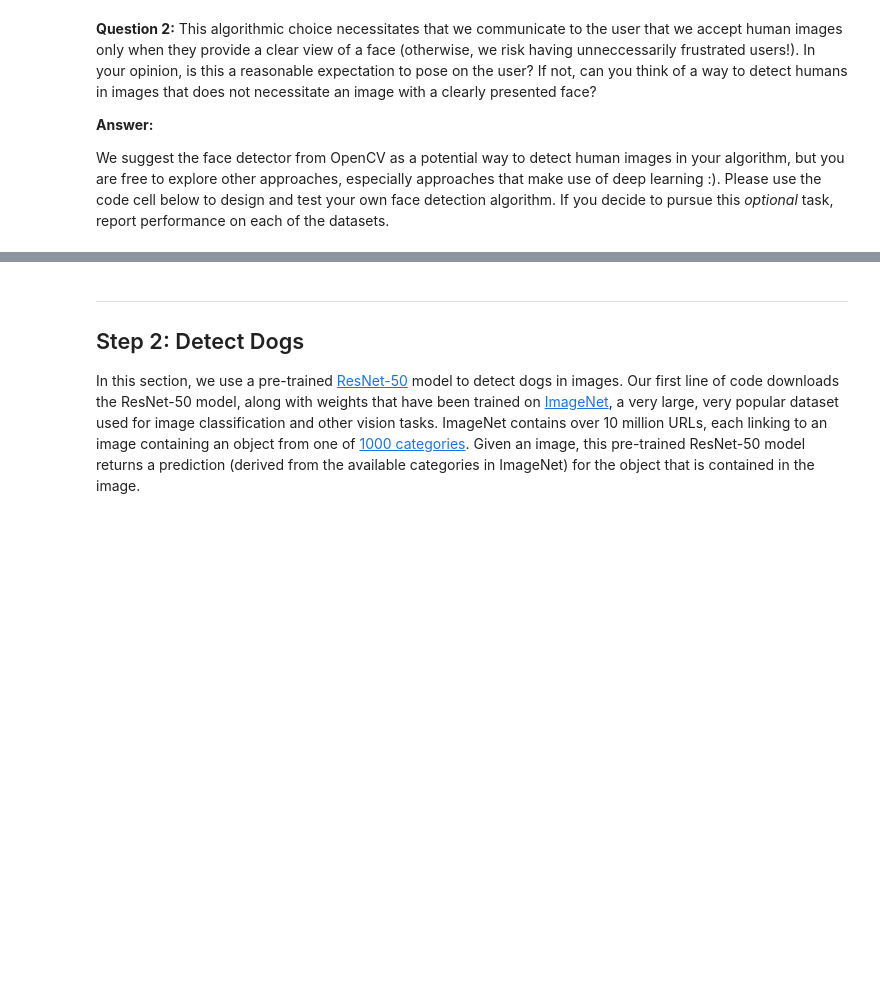
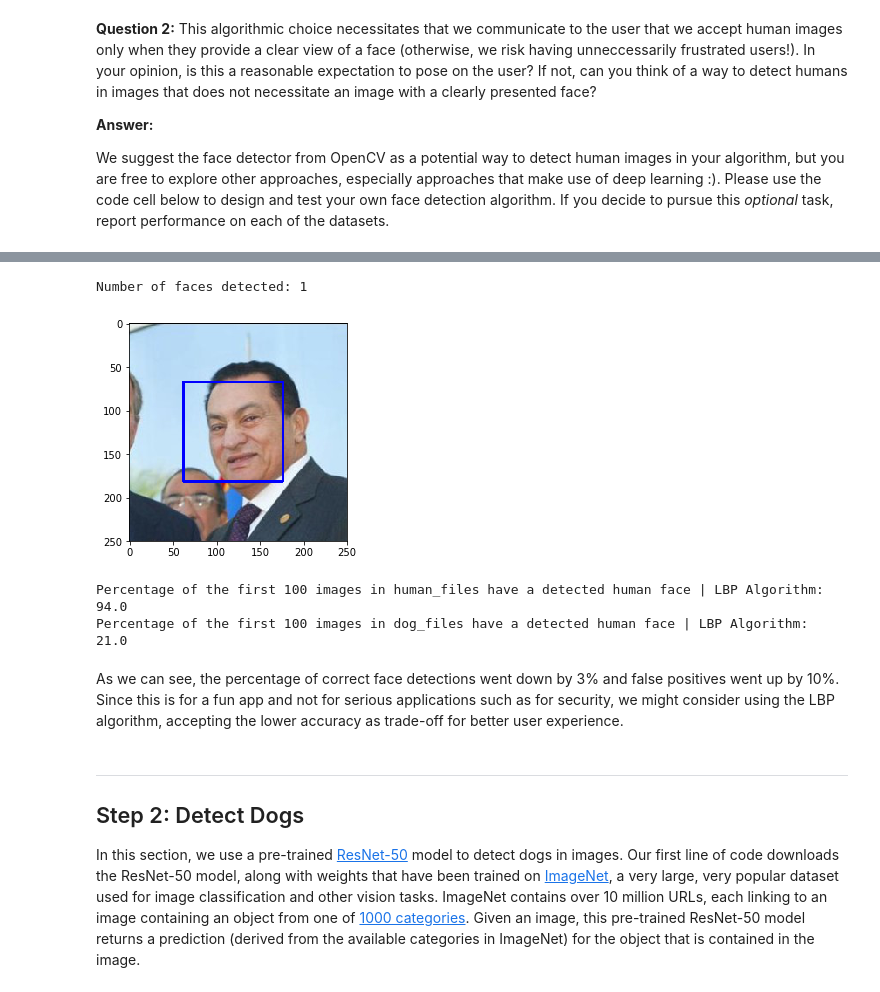
Before and after one commit to akshatamohanty/udacity-ai-nanodegree, a Jupyter notebook: dog_app.ipynb, the cells around one changed output, grey strips where cells are left out. Drawn from its saved outputs; the diff is of its cells as text; code cells hidden in the pictures; blank space fills up the shorter version.

```diff
--- a/dog_app.ipynb
+++ b/dog_app.ipynb
@@ -198,0 +207,38 @@ We suggest the face detector from OpenCV as a potential way to detect human imag
+# %%
+## Using LBP Classifier instead of Haarcascasde Classifier
+## Benefits of LBP: Faster, better for occluded images, robust for local illumination changes
+## Reference: https://www.superdatascience.com/opencv-face-detection/
+
+import cv2
+import matplotlib.pyplot as plt
+%matplotlib inline
+
+# extract pre-trained face detector
+lbp_face_cascade = cv2.CascadeClassifier('haarcascades/lbpcascade_frontalface.xml')
+
+# load color (BGR) image
+lbp_img = cv2.imread(human_files[3])
+
+# convert BGR image to grayscale
+lbp_gray = cv2.cvtColor(lbp_img, cv2.COLOR_BGR2GRAY)
+
+# find faces in image
+lbp_faces = lbp_face_cascade.detectMultiScale(lbp_gray)
+
+# print number of faces detected in the image
+print('Number of faces detected:', len(lbp_faces))
+
+# get bounding box for each detected face
+for (x,y,w,h) in lbp_faces:
+    # add bounding box to color image
+    cv2.rectangle(lbp_img,(x,y),(x+w,y+h),(255,0,0),2)
+
+# convert BGR image to RGB for plotting
+lbp_cv_rgb = cv2.cvtColor(lbp_img, cv2.COLOR_BGR2RGB)
+
+# display the image, along with bounding box
+plt.imshow(lbp_cv_rgb)
+plt.show()
+# %% [output]
+Number of faces detected: 1
+[figure, added]
@@ -199,3 +254,14 @@ We suggest the face detector from OpenCV as a potential way to detect human imag
+# %%
+lbp_human_set_percent = 100*np.sum(lbp_faces_in_human_detected)/len(lbp_faces_in_human_detected)
+lbp_dog_set_percent = 100*np.sum(lbp_faces_in_dog_detected)/len(lbp_faces_in_dog_detected)
+
+print('Percentage of the first 100 images in human_files have a detected human face | LBP Algorithm: ', lbp_human_set_percent)
+print('Percentage of the first 100 images in dog_files have a detected human face | LBP Algorithm: ', lbp_dog_set_percent)
+# %% [output]
+Percentage of the first 100 images in human_files have a detected human face | LBP Algorithm:  94.0
+Percentage of the first 100 images in dog_files have a detected human face | LBP Algorithm:  21.0
+# %% [markdown]
+As we can see, the percentage of correct face detections went down by 3% and false positives went up by 10%. Since this is for a fun app and not for serious applications such as for security, we might consider using the LBP algorithm, accepting the lower accuracy as trade-off for better user experience.
 # %% [markdown]
 ---
 <a id='step2'></a>
```
Also changed, not shown: parts of 17 cells of this notebook.
